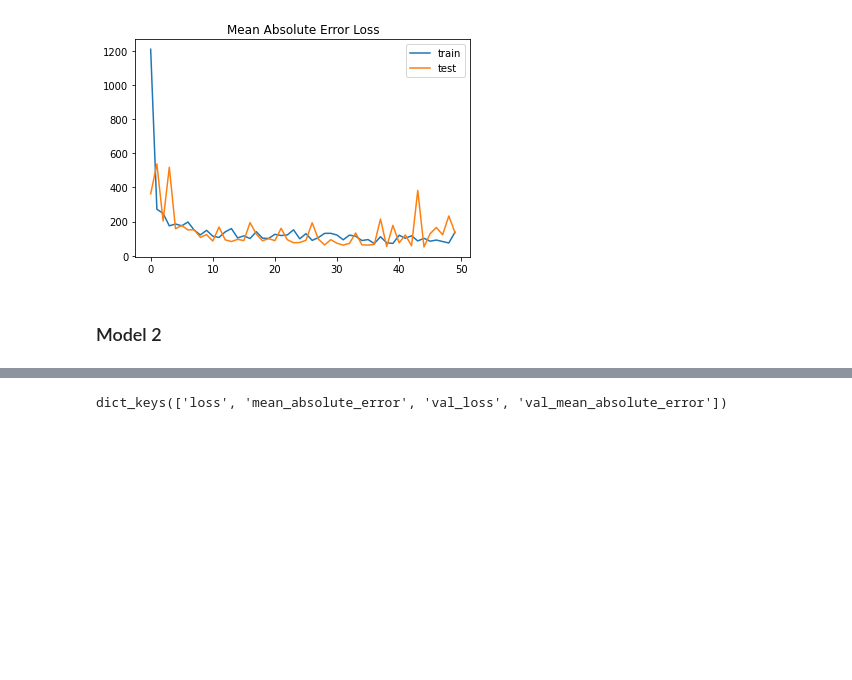
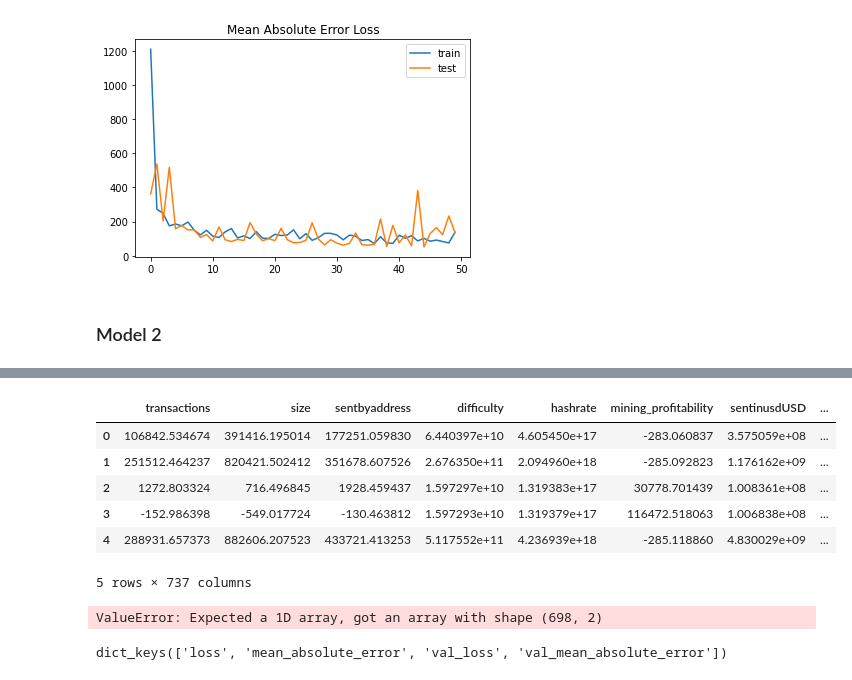
Before and after one commit to riya2509/Bitcoin-Price-Prediction, a Jupyter notebook: Applying ANN model.ipynb, the cells around one changed output, grey strips where cells are left out. Cells and saved outputs as stored; diff of their text form; code cells hidden in the pictures; blank space fills up the shorter version.

```diff
--- a/Applying ANN model.ipynb
+++ b/Applying ANN model.ipynb
@@ -51,3 +51,8 @@ X
 | 3486 | 303573 | 650769.000 | 338567 | 1.546610e+13 | 1.201317e+20 | 0.149 | 7.668679e+09 | ... |
 | 3487 | 290736 | 684127.000 | 257655 | 1.546610e+13 | 1.064910e+20 | 0.159 | 6.486338e+09 | ... |
 3488 rows × 735 columns
+# %%
+# creating a list of column names by
+# calling the .columns
+list_of_column_names = list(X.columns)
+print(X.columns)
@@ -68,6 +82,19 @@ y
 | 3486 | 9393.0000 |
 | 3487 | 9398.0000 |
 3488 rows × 1 columns
+# %%
+### Sandardization of data ###
+from sklearn.preprocessing import StandardScaler
+PredictorScaler=StandardScaler()
+TargetVarScaler=StandardScaler()
+
+# Storing the fit object for later reference
+PredictorScalerFit=PredictorScaler.fit(X)
+TargetVarScalerFit=TargetVarScaler.fit(y)
+
+# Generating the standardized values of X and y
+X=PredictorScalerFit.transform(X)
+y=TargetVarScalerFit.transform(y)
 # %%
 #Splitting the dataset into the Training set and Test set
 
@@ -211,0 +239,9 @@ Epoch 50/50
+# %%
+Predictions=classifier.predict(X_test)
+# Scaling the predicted Price data back to original price scale
+Predictions=TargetVarScalerFit.inverse_transform(Predictions)
+# Scaling the y_test Price data back to original price scale
+y_test_orig=TargetVarScalerFit.inverse_transform(y_test)
+
+# Scaling the test data back to original scale
+Test_Data=PredictorScalerFit.inverse_transform(X_test)
@@ -212,3 +250,27 @@ Epoch 50/50
+# %%
+Predictors=[list_of_column_names]
+TestingData=pd.DataFrame(data=Test_Data, columns=Predictors)
+TestingData['Price']=y_test_orig
+TestingData['PredictedPrice']=Predictions
+TestingData.head()
+# %% [output]
+|  | transactions | size | sentbyaddress | difficulty | hashrate | mining_profitability | sentinusdUSD | ... |
+| 0 | 106842.534674 | 391416.195014 | 177251.059830 | 6.440397e+10 | 4.605450e+17 | -283.060837 | 3.575059e+08 | ... |
+| 1 | 251512.464237 | 820421.502412 | 351678.607526 | 2.676350e+11 | 2.094960e+18 | -285.092823 | 1.176162e+09 | ... |
+| 2 | 1272.803324 | 716.496845 | 1928.459437 | 1.597297e+10 | 1.319383e+17 | 30778.701439 | 1.008361e+08 | ... |
+| 3 | -152.986398 | -549.017724 | -130.463812 | 1.597293e+10 | 1.319379e+17 | 116472.518063 | 1.006838e+08 | ... |
+| 4 | 288931.657373 | 882606.207523 | 433721.413253 | 5.117552e+11 | 4.236939e+18 | -285.118860 | 4.830029e+09 | ... |
+5 rows × 737 columns
+# %%
+
+# Computing the absolute percent error
+APE=100*(abs(TestingData['Price']-TestingData['PredictedPrice'])/TestingData['Price'])
+TestingData['APE']=APE
+
+print('The Accuracy of ANN model is:', 100-np.mean(APE))
+TestingData.head()
+# %% [output]
+ValueError: Expected a 1D array, got an array with shape (698, 2)
 # %%
 # list all data in history
 
```
Also changed, not shown: parts of 3 cells of this notebook.
